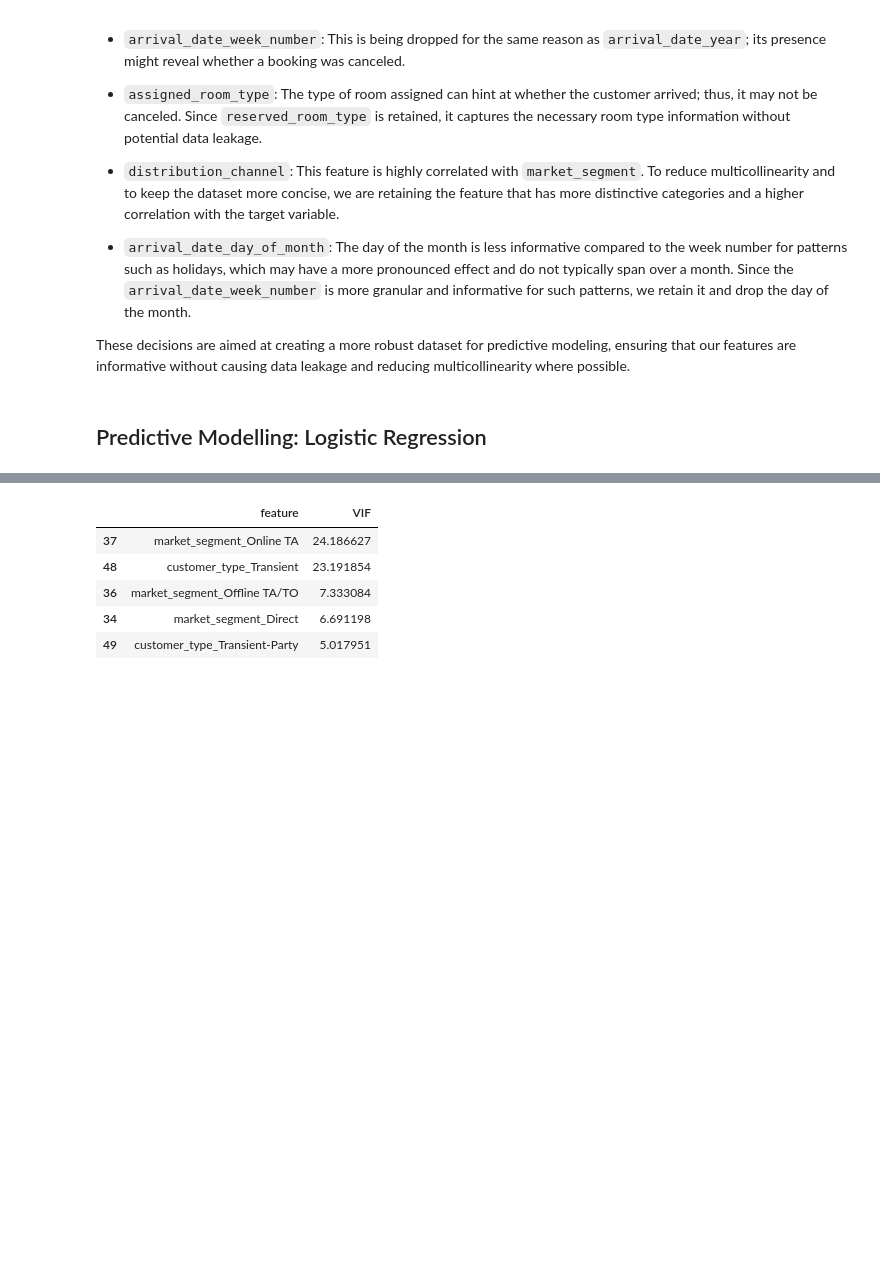
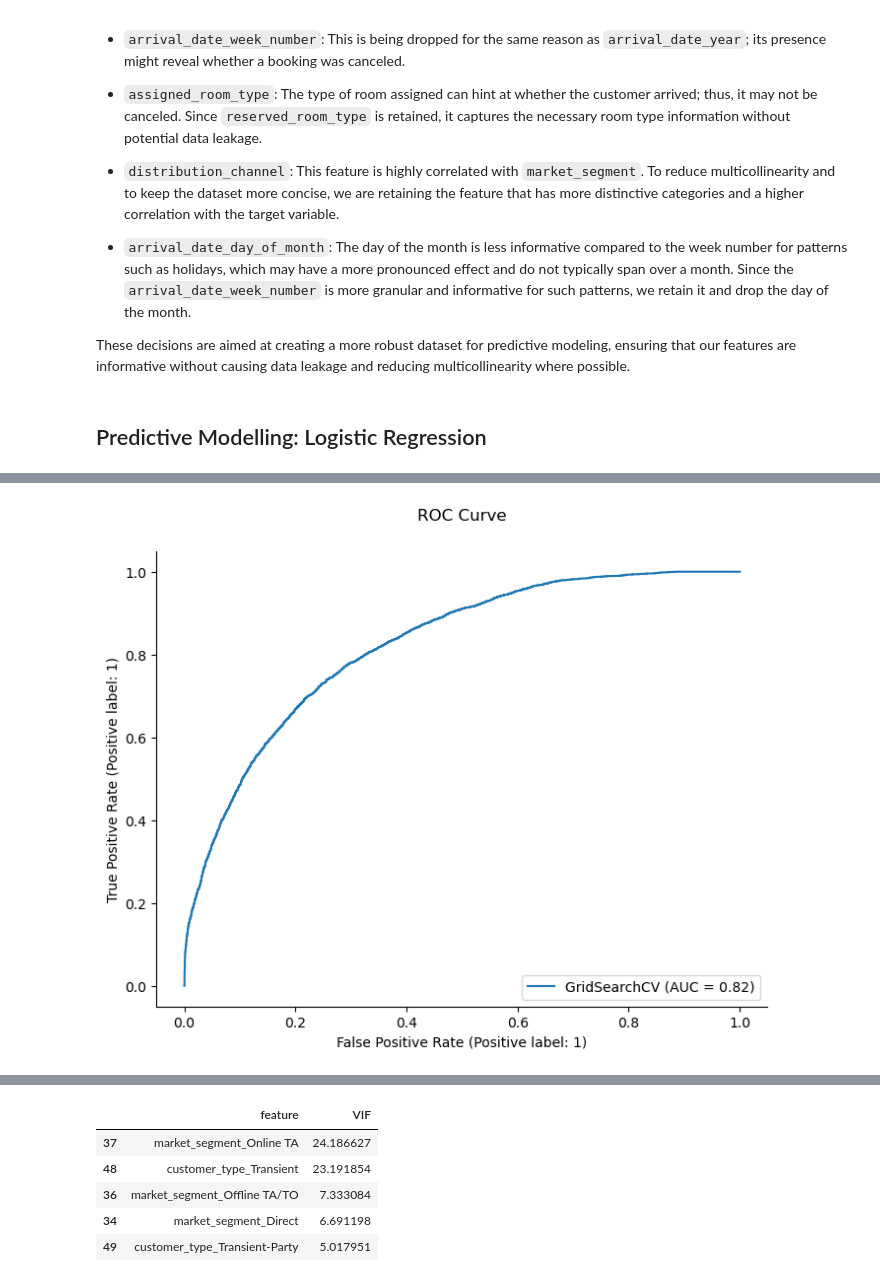
Before and after one commit to FutureGoose/advanced_techniques_logistic_regression, a Jupyter notebook: fundamentals_logistic_regression_part2.ipynb, the cells around one changed output, grey strips where cells are left out. Drawn from its saved outputs; the diff is of its cells as text; code cells hidden in the pictures; blank space fills up the shorter version.

```diff
--- a/fundamentals_logistic_regression_part2.ipynb
+++ b/fundamentals_logistic_regression_part2.ipynb
@@ -348,0 +356,9 @@ plt.show()
+# %%
+# Generate and plot ROC curve
+from sklearn.metrics import RocCurveDisplay
+fig, ax = plt.subplots(figsize=(8, 6))
+RocCurveDisplay.from_estimator(grid_logreg, X_val, y_val, ax=ax)
+plt.title('ROC Curve', y=1.05)
+sns.despine()
+# %% [output]
+[figure, added]
```
Also changed, not shown: parts of 19 cells of this notebook.
